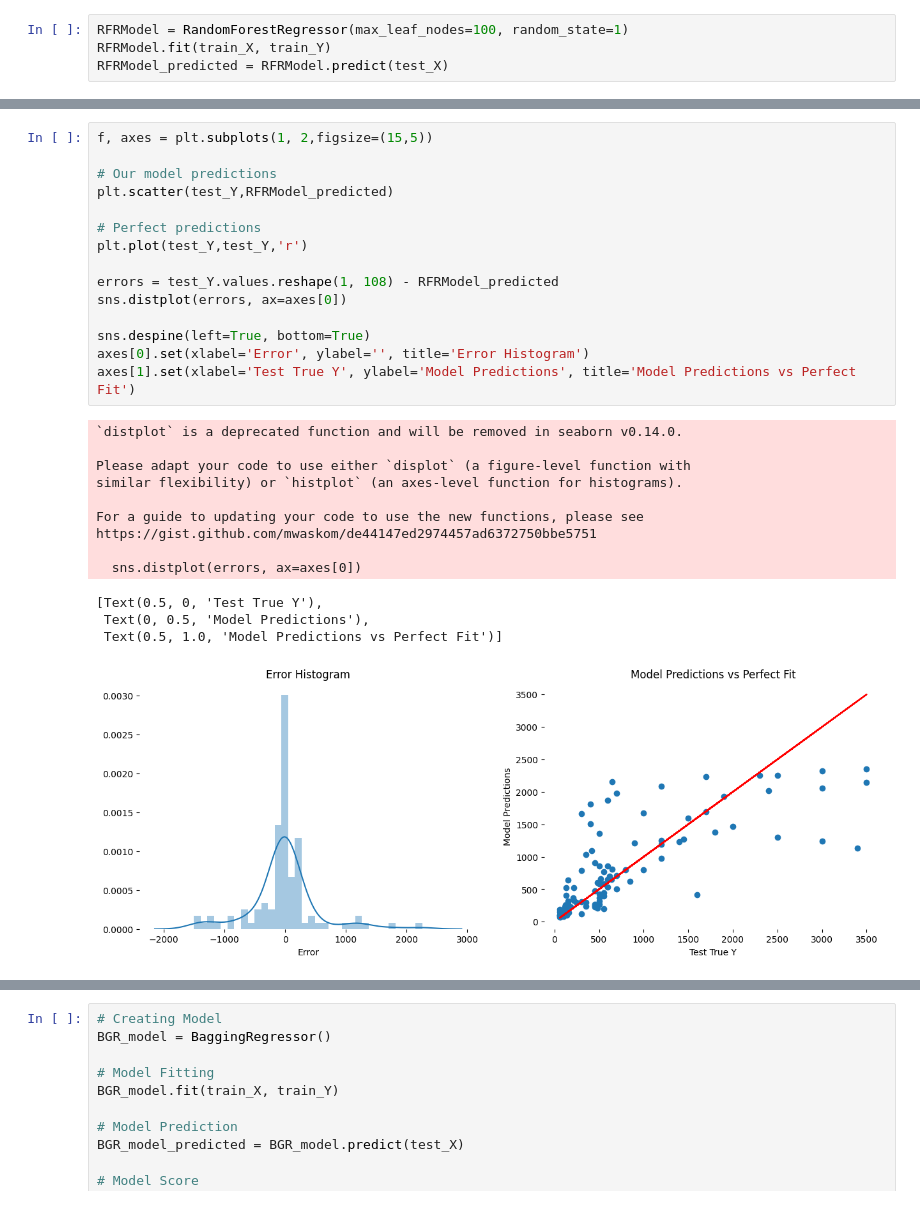
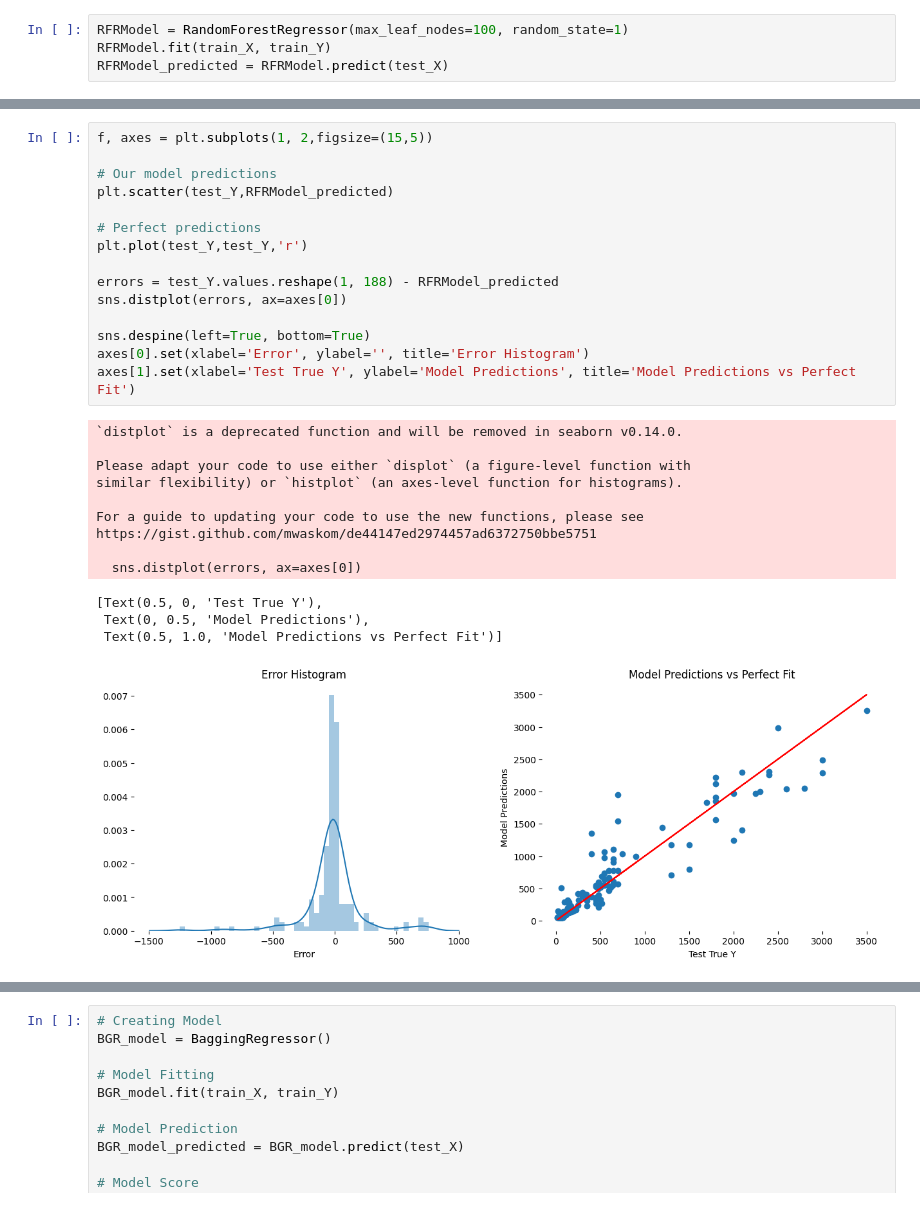
Before and after one commit to iamtatendakagande/irental, a Jupyter notebook: machine/model/HarareRentPredictionModel.ipynb, the cells around one changed output, grey strips where cells are left out. Saved outputs shown, nothing was run; the diff lists cells and outputs as text.

```diff
--- a/machine/model/HarareRentPredictionModel.ipynb
+++ b/machine/model/HarareRentPredictionModel.ipynb
@@ -778,32 +778,32 @@ Mean Squared Error: 299862.91204810096
 # %%
 f, axes = plt.subplots(1, 2,figsize=(15,5))
 
 # Our model predictions
 plt.scatter(test_Y,RFRModel_predicted)
 
 # Perfect predictions
 plt.plot(test_Y,test_Y,'r')
 
-errors = test_Y.values.reshape(1, 108) - RFRModel_predicted
+errors = test_Y.values.reshape(1, 188) - RFRModel_predicted
 sns.distplot(errors, ax=axes[0])
 
 sns.despine(left=True, bottom=True)
 axes[0].set(xlabel='Error', ylabel='', title='Error Histogram')
 axes[1].set(xlabel='Test True Y', ylabel='Model Predictions', title='Model Predictions vs Perfect Fit')
 # %% [output]
 `distplot` is a deprecated function and will be removed in seaborn v0.14.0.
 
 Please adapt your code to use either `displot` (a figure-level function with
 similar flexibility) or `histplot` (an axes-level function for histograms).
 
 For a guide to updating your code to use the new functions, please see
 https://gist.github.com/mwaskom/de44147ed2974457ad6372750bbe5751
 
   sns.distplot(errors, ax=axes[0])
 [Text(0.5, 0, 'Test True Y'),
  Text(0, 0.5, 'Model Predictions'),
  Text(0.5, 1.0, 'Model Predictions vs Perfect Fit')]
-[figure, old version]
+[figure, new version]
 # %%
 # fueatures of new house
 single_house = data.drop('price',axis=1).iloc[0]
```
Also changed, not shown: parts of 55 cells of this notebook, 16 other files.
